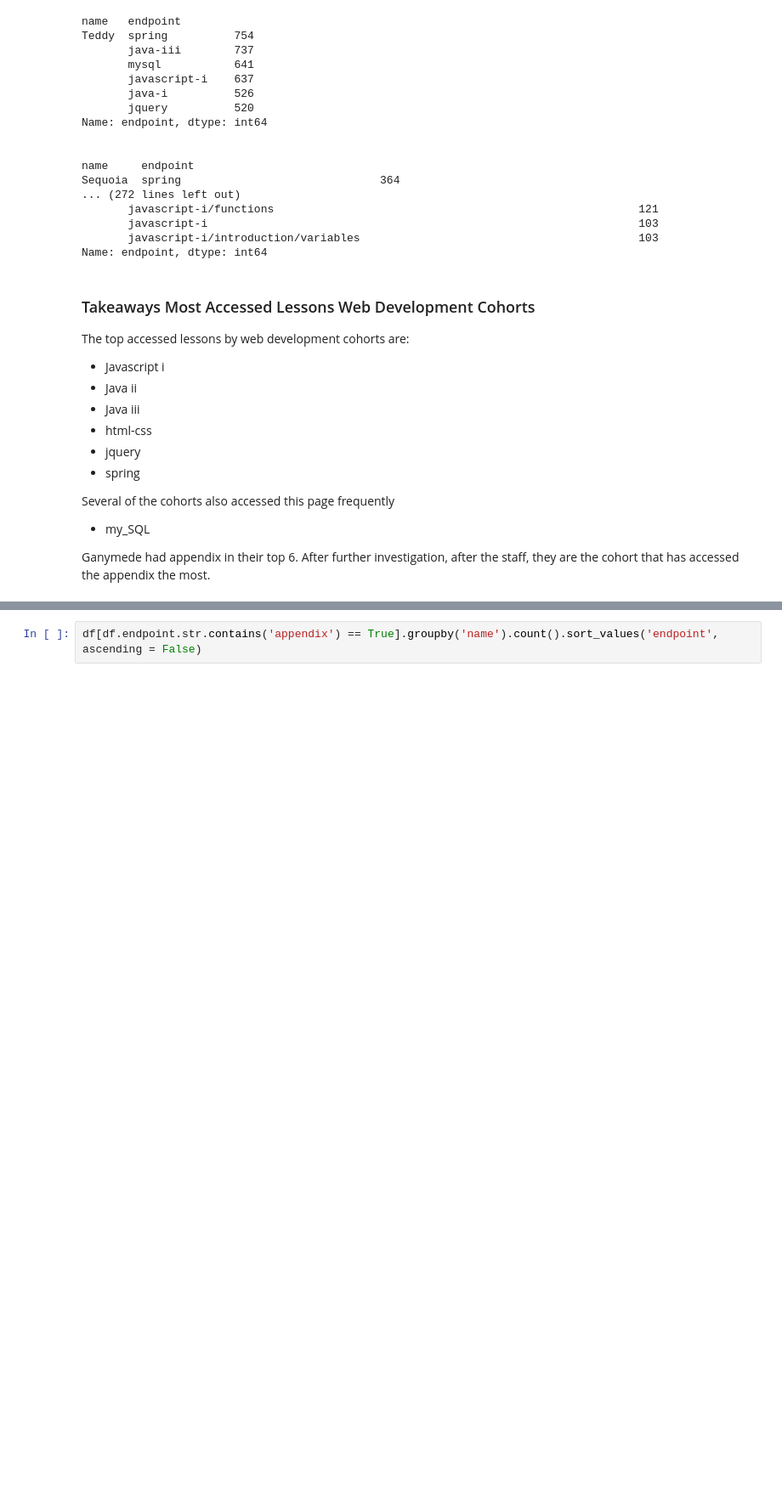
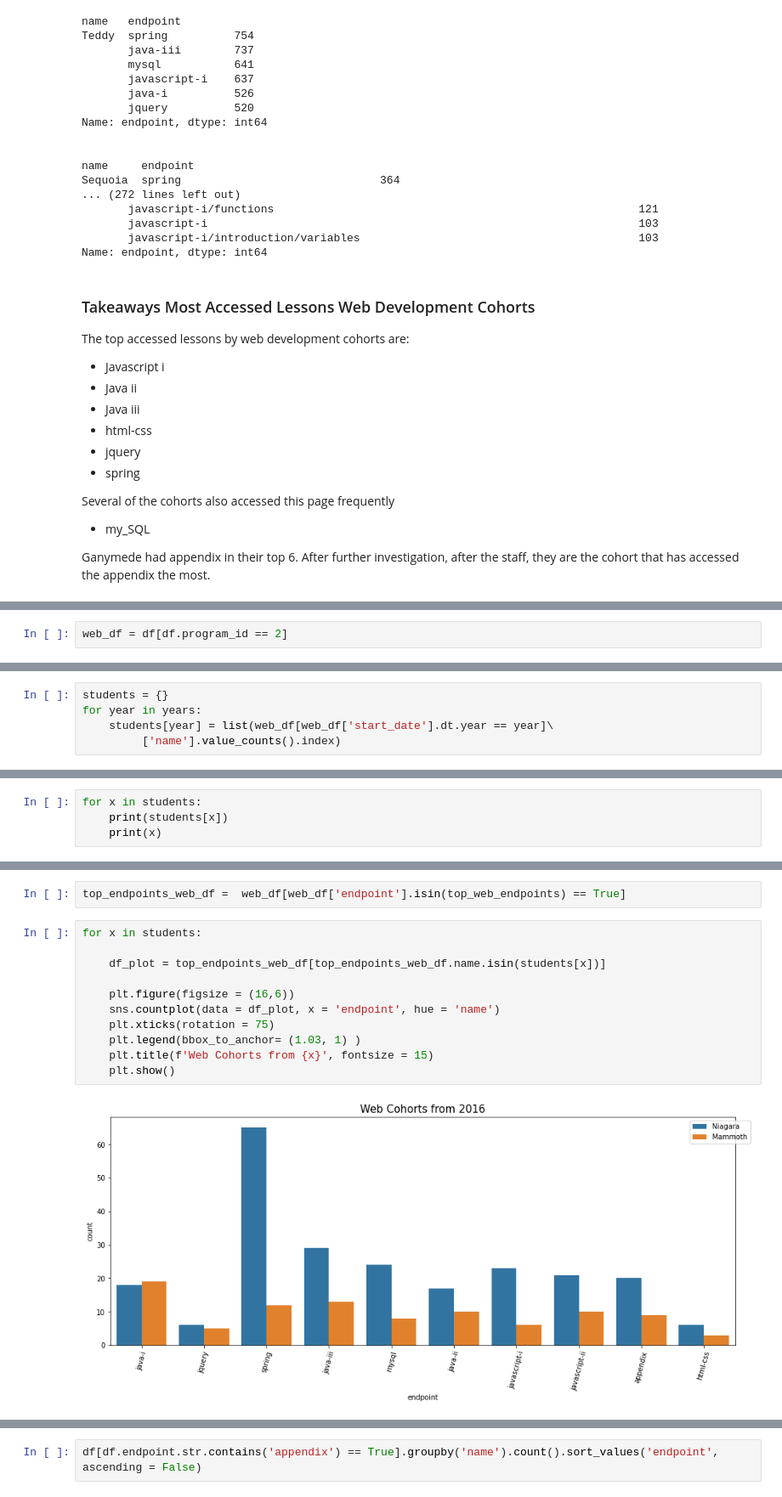
Before and after one commit to Florence-Team-8/anomaly-detection-project, a Jupyter notebook: heathers_notebook.ipynb, the cells around one changed output, grey strips where cells are left out. Shown: that part at 85% size. Drawn from its saved outputs; the diff is of its cells as text; blank space fills up the shorter version.

```diff
--- a/heathers_notebook.ipynb
+++ b/heathers_notebook.ipynb
@@ -494,0 +532,2 @@ Ganymede had appendix in their top 6. After further investigation, after the sta
+# %%
+web_df = df[df.program_id == 2]
@@ -494,0 +540,5 @@ Ganymede had appendix in their top 6. After further investigation, after the sta
+# %%
+students = {}
+for year in years:
+    students[year] = list(web_df[web_df['start_date'].dt.year == year]\
+         ['name'].value_counts().index)
@@ -494,0 +561,4 @@ Ganymede had appendix in their top 6. After further investigation, after the sta
+# %%
+for x in students:
+    print(students[x])
+    print(x)
@@ -494,0 +598,15 @@ Ganymede had appendix in their top 6. After further investigation, after the sta
+# %%
+top_endpoints_web_df =  web_df[web_df['endpoint'].isin(top_web_endpoints) == True]
+# %%
+for x in students:
+
+    df_plot = top_endpoints_web_df[top_endpoints_web_df.name.isin(students[x])]
+
+    plt.figure(figsize = (16,6))
+    sns.countplot(data = df_plot, x = 'endpoint', hue = 'name')
+    plt.xticks(rotation = 75)
+    plt.legend(bbox_to_anchor= (1.03, 1) )
+    plt.title(f'Web Cohorts from {x}', fontsize = 15)
+    plt.show()
+# %% [output]
+[figure, added]
```
Also changed, not shown: parts of 19 cells of this notebook.
